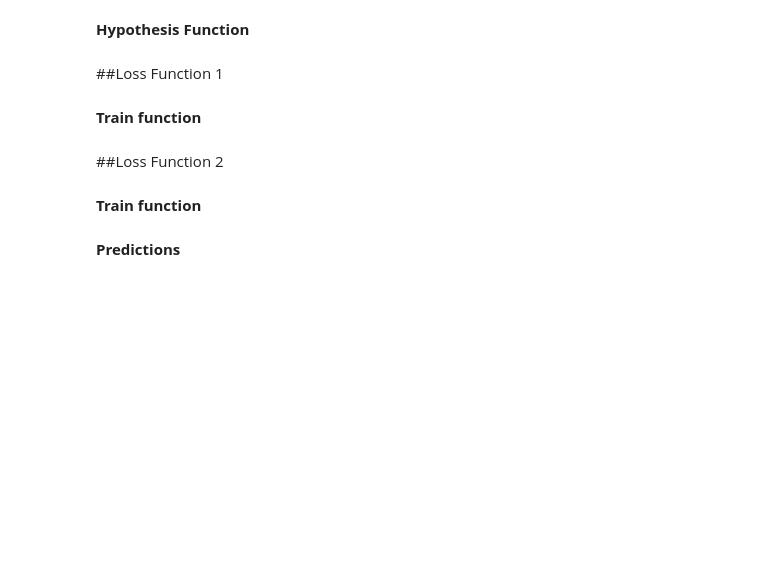
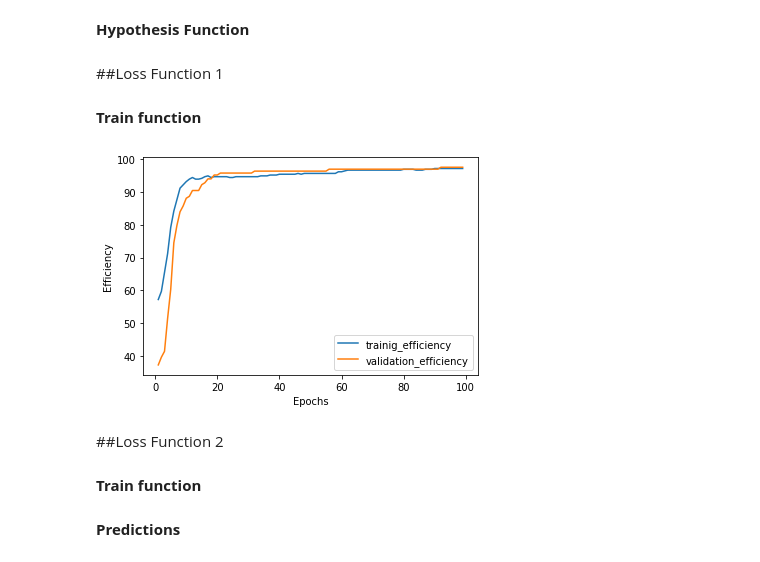
Before and after one commit to pksj/IIITA_2nd_SEM, a Jupyter notebook: MIT2020024_ML_Assignment_01_04.ipynb, the cells around one changed output. Saved outputs shown, nothing was run; the diff lists cells and outputs as text; code cells hidden in the pictures; blank space fills up the shorter version.

```diff
--- a/MIT2020024_ML_Assignment_01_04.ipynb
+++ b/MIT2020024_ML_Assignment_01_04.ipynb
@@ -81,7 +81,7 @@ def train_1(iterations, learning_rate, x_data, y_data, theta_1,bias):
 
     return theta_1, bias, cost_history
 # %%
-epochs = np.arange(1, 50)
+epochs = np.arange(1, 100)
 
 training_efficiency = []
 validation_efficiency = []
@@ -90,7 +90,9 @@ for epoch in epochs:
 
     cosy_history = []
 
-    theta_1, bias, cost_history = train_1(iterations, learning_rate, training_features, training_labels, theta_1, bias)
+    theta_1, bias, cosy_history = train_1(epoch, learning_rate, training_features, training_labels, theta_1, bias)
+
+
     # print(theta_1)
     correct_prediction = 0
 
@@ -99,34 +101,36 @@ for epoch in epochs:
         prediction = hypothesis(x, theta_1, bias)
 
         #print(prediction, y)
         if (( prediction >= 0.5 and y == 1 ) or ( prediction < 0.5 and y == 0 )):
             correct_prediction += 1
 
     training_efficiency.append(correct_prediction * 100 / len(training_features))
 
     plt.plot()
 
 
     correct_prediction = 0
 
     for x, y in zip(validation_features, validation_labels):
 
         prediction = hypothesis(x, theta_1, bias)
 
         #print(prediction, y)
         if (( prediction >= 0.5 and y == 1 ) or ( prediction < 0.5 and y == 0 )):
             correct_prediction += 1
 
 
     validation_efficiency.append(correct_prediction * 100 / len(validation_features))
 
 
 plt.plot(epochs, training_efficiency)
 plt.plot(epochs, validation_efficiency)
 plt.xlabel("Epochs")
-plt.xlabel("Efficiency")
+plt.ylabel("Efficiency")
 plt.legend(['trainig_efficiency', 'validation_efficiency'])
 plt.show()
+# %% [output]
+[figure, added]
 # %% [markdown]
 ##Loss Function 2
 # %%
```
Also changed, not shown: parts of 2 cells of this notebook.
